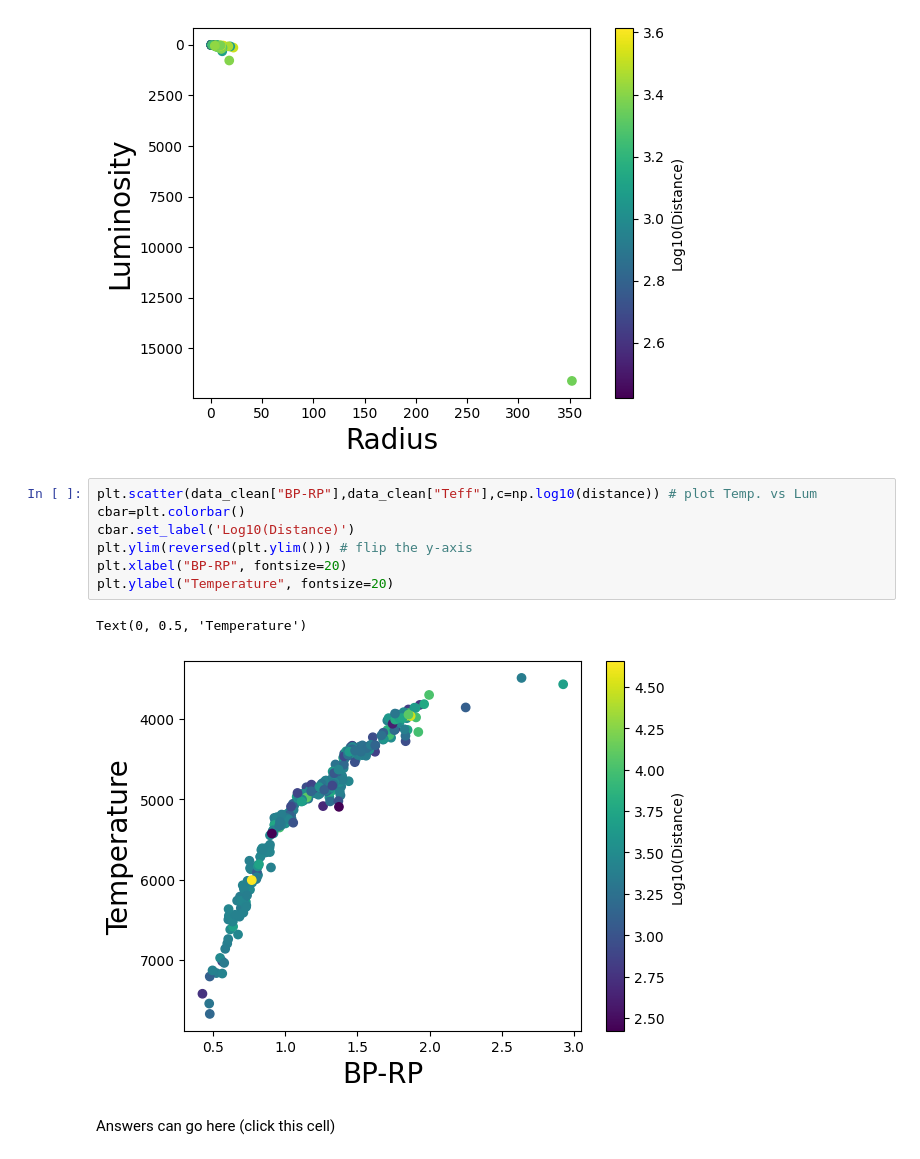
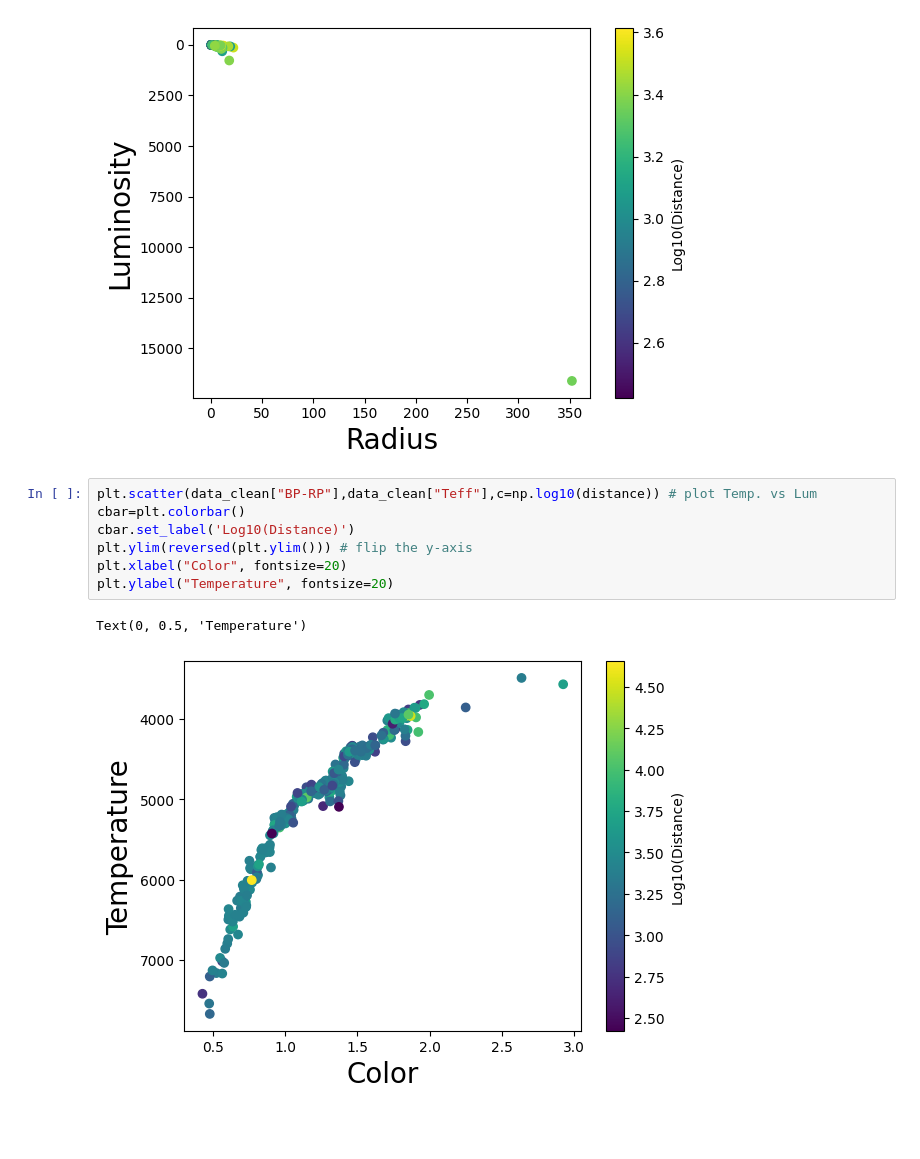
Before and after one commit to Serda1119/PHYS-3025, a Jupyter notebook: PHYS_3025_Activity_1.ipynb, the cells around one changed output. Drawn from its saved outputs; the diff is of its cells as text; blank space fills up the shorter version.

```diff
--- a/PHYS_3025_Activity_1.ipynb
+++ b/PHYS_3025_Activity_1.ipynb
@@ -337,12 +337,10 @@ Text(0, 0.5, 'Luminosity')
 # %%
 plt.scatter(data_clean["BP-RP"],data_clean["Teff"],c=np.log10(distance)) # plot Temp. vs Lum
 cbar=plt.colorbar()
 cbar.set_label('Log10(Distance)')
 plt.ylim(reversed(plt.ylim())) # flip the y-axis
-plt.xlabel("BP-RP", fontsize=20)
+plt.xlabel("Color", fontsize=20)
 plt.ylabel("Temperature", fontsize=20)
 # %% [output]
 Text(0, 0.5, 'Temperature')
-[figure, old version]
+[figure, new version]
-# %% [markdown]
-Answers can go here (click this cell)
```
